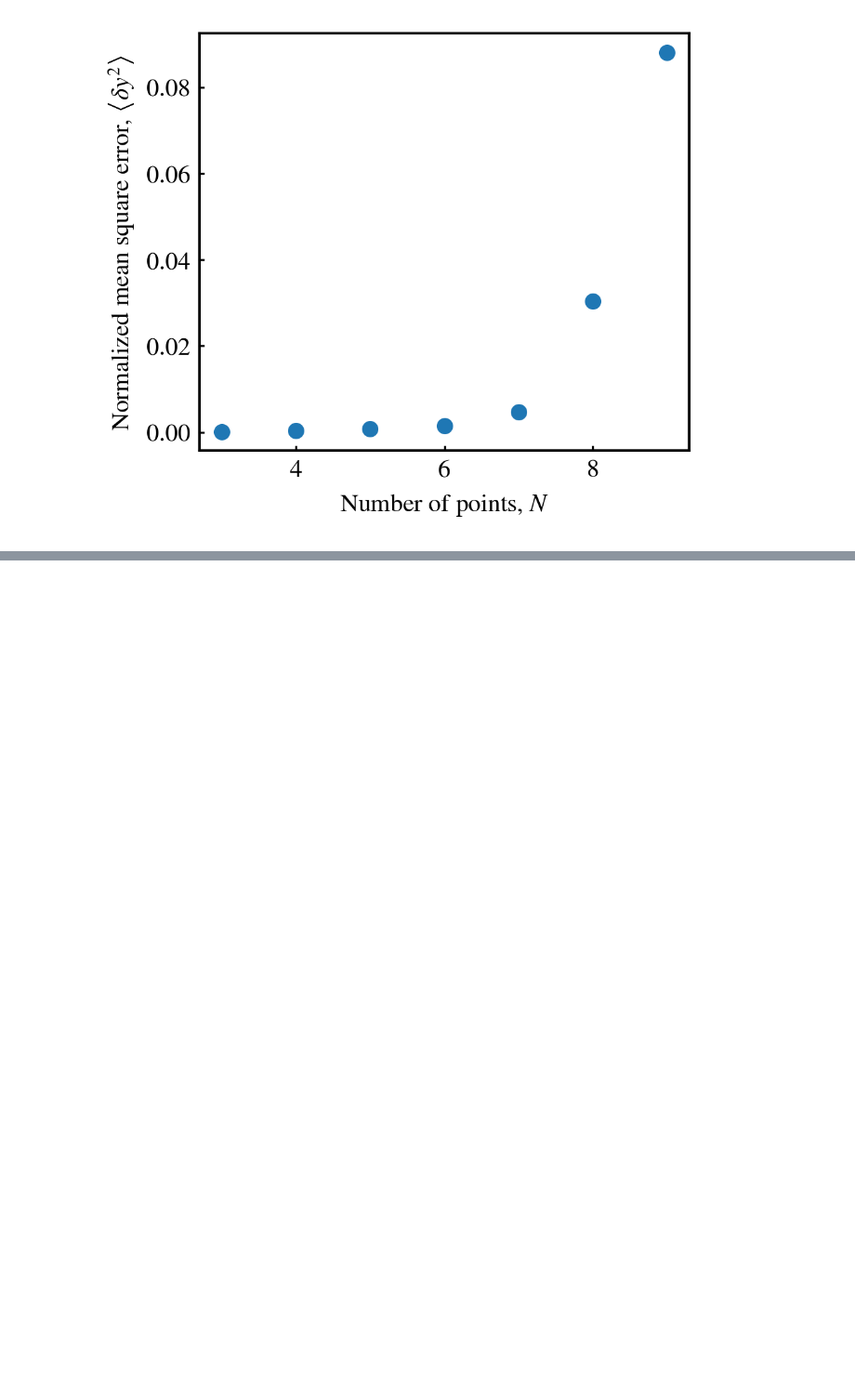
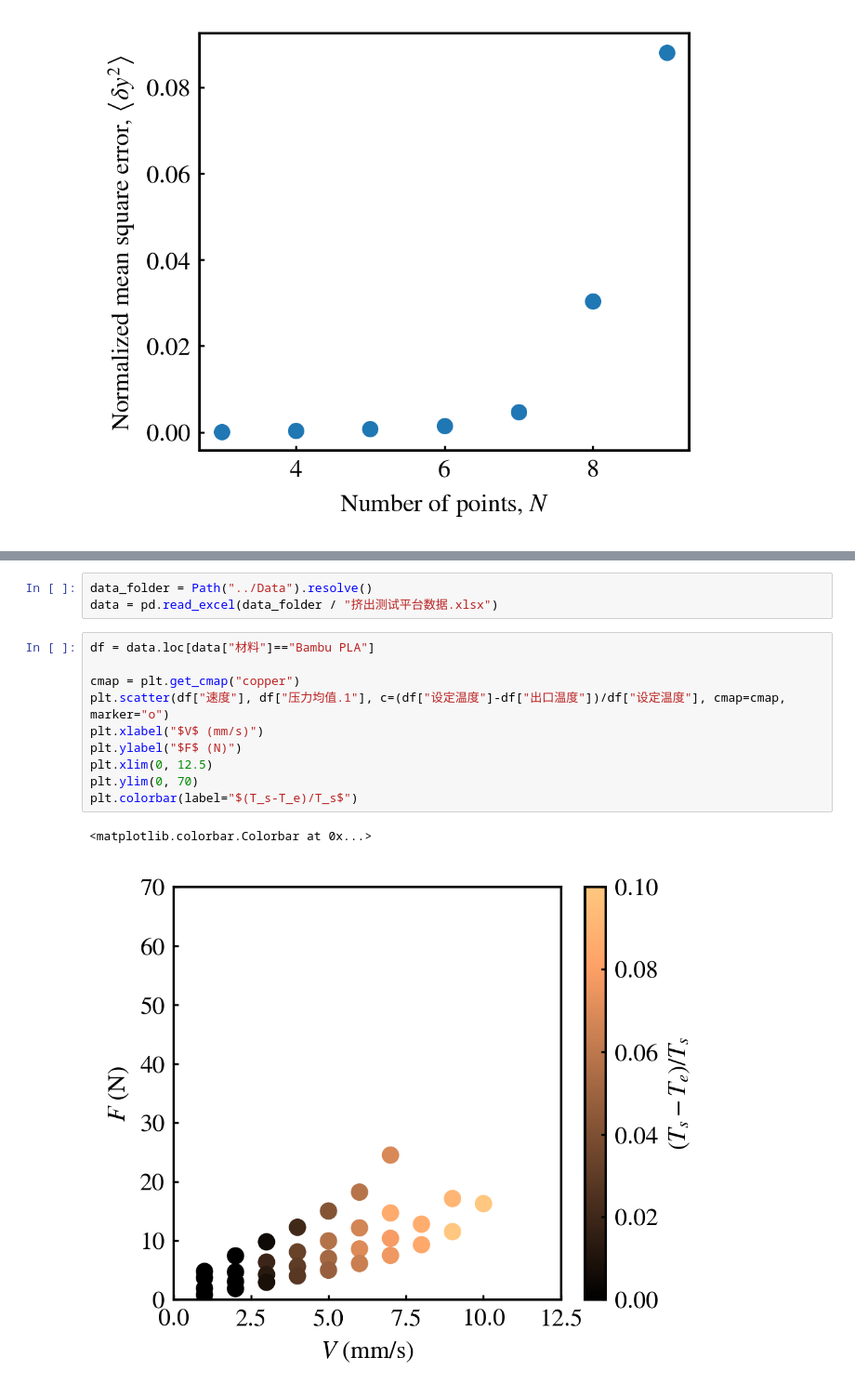
Before and after one commit to ZLoverty/ETP, a Jupyter notebook: Code/reanalysis-of-extrusion-data.ipynb, the cells around one changed output, grey strips where cells are left out. Shown: that part at 93% size. Cells and saved outputs as stored; diff of their text form; blank space fills up the shorter version.

```diff
--- a/Code/reanalysis-of-extrusion-data.ipynb
+++ b/Code/reanalysis-of-extrusion-data.ipynb
@@ -130,0 +250,16 @@ For the first data set, the procedure works fine, as we can clearly see a jump i
+# %%
+data_folder = Path("../Data").resolve()
+data = pd.read_excel(data_folder / "挤出测试平台数据.xlsx")
+# %%
+df = data.loc[data["材料"]=="Bambu PLA"]
+
+cmap = plt.get_cmap("copper")
+plt.scatter(df["速度"], df["压力均值.1"], c=(df["设定温度"]-df["出口温度"])/df["设定温度"], cmap=cmap, marker="o")
+plt.xlabel("$V$ (mm/s)")
+plt.ylabel("$F$ (N)")
+plt.xlim(0, 12.5)
+plt.ylim(0, 70)
+plt.colorbar(label="$(T_s-T_e)/T_s$")
+# %% [output]
+<matplotlib.colorbar.Colorbar at 0x...>
+[figure, added]
```
Also changed, not shown: parts of 26 cells of this notebook, 3 other files.
